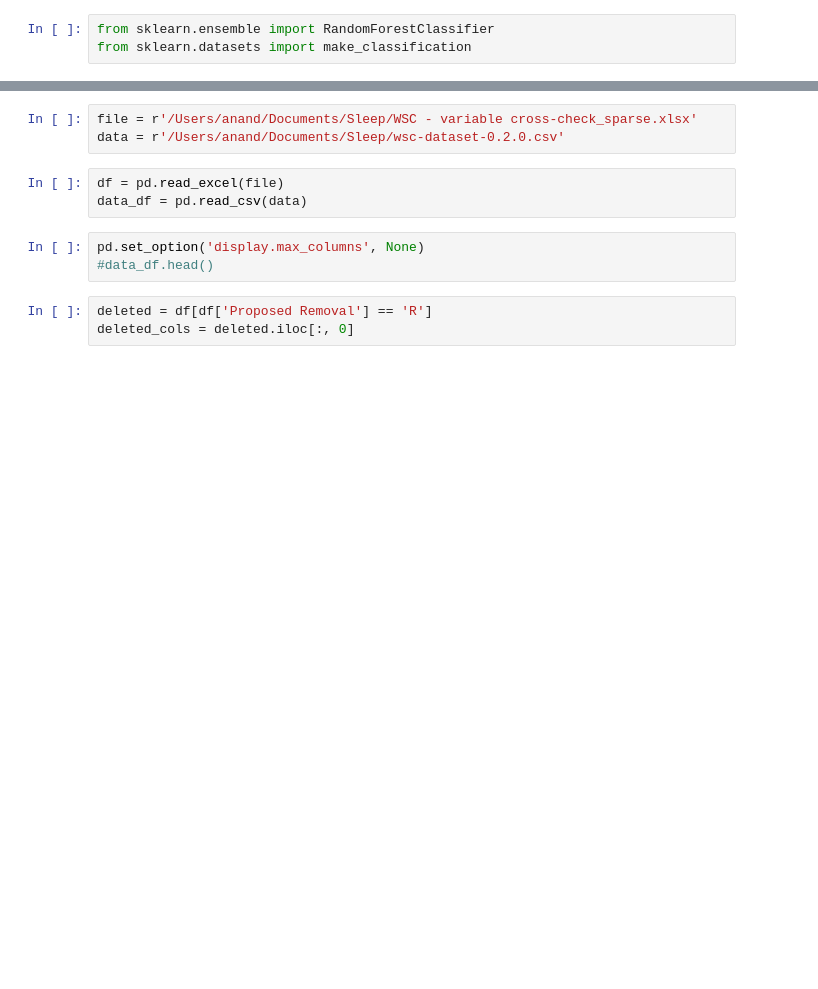
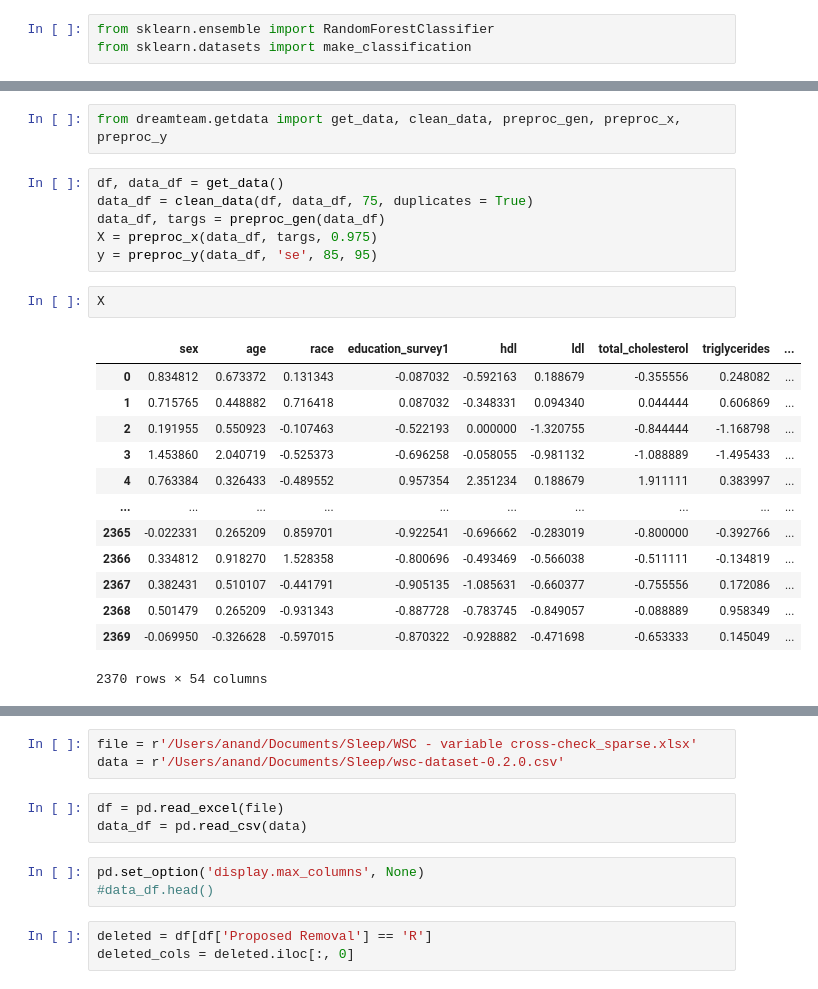
Before and after one commit to pandit-a/dreamteam, a Jupyter notebook: notebooks/ap_waso_v3.ipynb, the cells around one changed output, grey strips where cells are left out. Drawn from its saved outputs; the diff is of its cells as text; blank space fills up the shorter version.

```diff
--- a/notebooks/ap_waso_v3.ipynb
+++ b/notebooks/ap_waso_v3.ipynb
@@ -37,0 +37,24 @@ d,f = get_data1()
+# %%
+from dreamteam.getdata import get_data, clean_data, preproc_gen, preproc_x, preproc_y
+# %%
+df, data_df = get_data()
+data_df = clean_data(df, data_df, 75, duplicates = True)
+data_df, targs = preproc_gen(data_df)
+X = preproc_x(data_df, targs, 0.975)
+y = preproc_y(data_df, 'se', 85, 95)
+# %%
+X
+# %% [output]
+|  | sex | age | race | education_survey1 | hdl | ldl | total_cholesterol | triglycerides | ... |
+| 0 | 0.834812 | 0.673372 | 0.131343 | -0.087032 | -0.592163 | 0.188679 | -0.355556 | 0.248082 | ... |
+| 1 | 0.715765 | 0.448882 | 0.716418 | 0.087032 | -0.348331 | 0.094340 | 0.044444 | 0.606869 | ... |
+| 2 | 0.191955 | 0.550923 | -0.107463 | -0.522193 | 0.000000 | -1.320755 | -0.844444 | -1.168798 | ... |
+| 3 | 1.453860 | 2.040719 | -0.525373 | -0.696258 | -0.058055 | -0.981132 | -1.088889 | -1.495433 | ... |
+| 4 | 0.763384 | 0.326433 | -0.489552 | 0.957354 | 2.351234 | 0.188679 | 1.911111 | 0.383997 | ... |
+| ... | ... | ... | ... | ... | ... | ... | ... | ... | ... |
+| 2365 | -0.022331 | 0.265209 | 0.859701 | -0.922541 | -0.696662 | -0.283019 | -0.800000 | -0.392766 | ... |
+| 2366 | 0.334812 | 0.918270 | 1.528358 | -0.800696 | -0.493469 | -0.566038 | -0.511111 | -0.134819 | ... |
+| 2367 | 0.382431 | 0.510107 | -0.441791 | -0.905135 | -1.085631 | -0.660377 | -0.755556 | 0.172086 | ... |
+| 2368 | 0.501479 | 0.265209 | -0.931343 | -0.887728 | -0.783745 | -0.849057 | -0.088889 | 0.958349 | ... |
+| 2369 | -0.069950 | -0.326628 | -0.597015 | -0.870322 | -0.928882 | -0.471698 | -0.653333 | 0.145049 | ... |
+2370 rows × 54 columns
```
Also changed, not shown: parts of 21 cells of this notebook, 2 other files.
